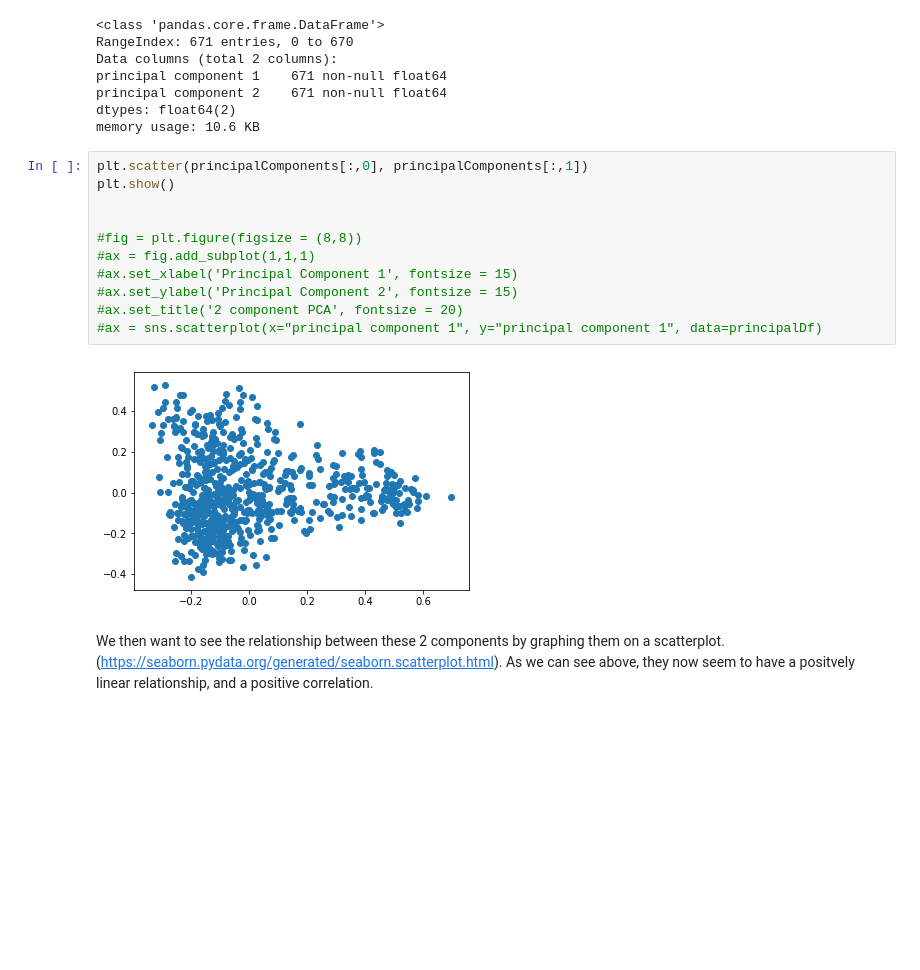
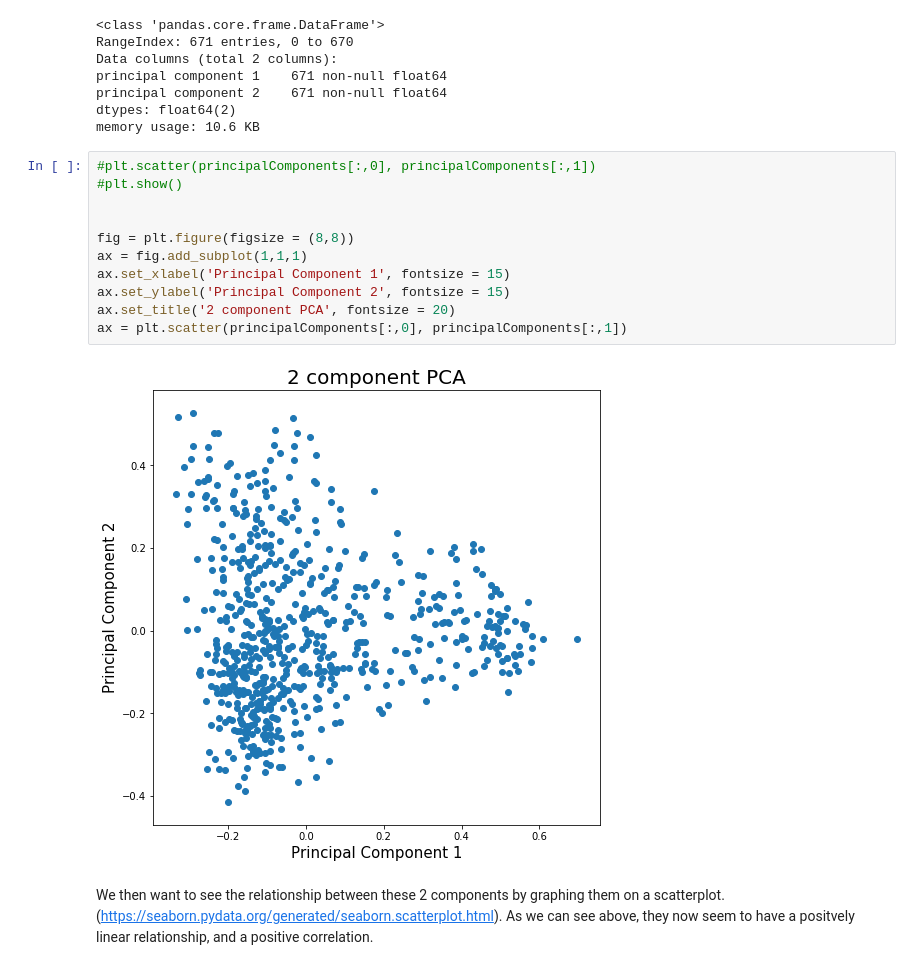
Before and after one commit to angelaaaateng/Projects, a Jupyter notebook: Pangea_RS_5.ipynb, the cells around one changed output. Drawn from its saved outputs; the diff is of its cells as text; blank space fills up the shorter version.

```diff
--- a/Pangea_RS_5.ipynb
+++ b/Pangea_RS_5.ipynb
@@ -427,18 +427,18 @@ principal component 2    671 non-null float64
 dtypes: float64(2)
 memory usage: 10.6 KB
 # %%
-plt.scatter(principalComponents[:,0], principalComponents[:,1])
-plt.show()
+#plt.scatter(principalComponents[:,0], principalComponents[:,1])
+#plt.show()
 
 
-#fig = plt.figure(figsize = (8,8))
-#ax = fig.add_subplot(1,1,1)
-#ax.set_xlabel('Principal Component 1', fontsize = 15)
-#ax.set_ylabel('Principal Component 2', fontsize = 15)
-#ax.set_title('2 component PCA', fontsize = 20)
-#ax = sns.scatterplot(x="principal component 1", y="principal component 1", data=principalDf)
+fig = plt.figure(figsize = (8,8))
+ax = fig.add_subplot(1,1,1)
+ax.set_xlabel('Principal Component 1', fontsize = 15)
+ax.set_ylabel('Principal Component 2', fontsize = 15)
+ax.set_title('2 component PCA', fontsize = 20)
+ax = plt.scatter(principalComponents[:,0], principalComponents[:,1])
 # %% [output]
-[figure, old version]
+[figure, new version]
 # %% [markdown]
 We then want to see the relationship between these 2 components by graphing them on a scatterplot. (https://seaborn.pydata.org/generated/seaborn.scatterplot.html). As we can see above, they now seem to have a positvely linear relationship, and a positive correlation.
 # %%
```
Also changed, not shown: parts of 2 cells of this notebook.
